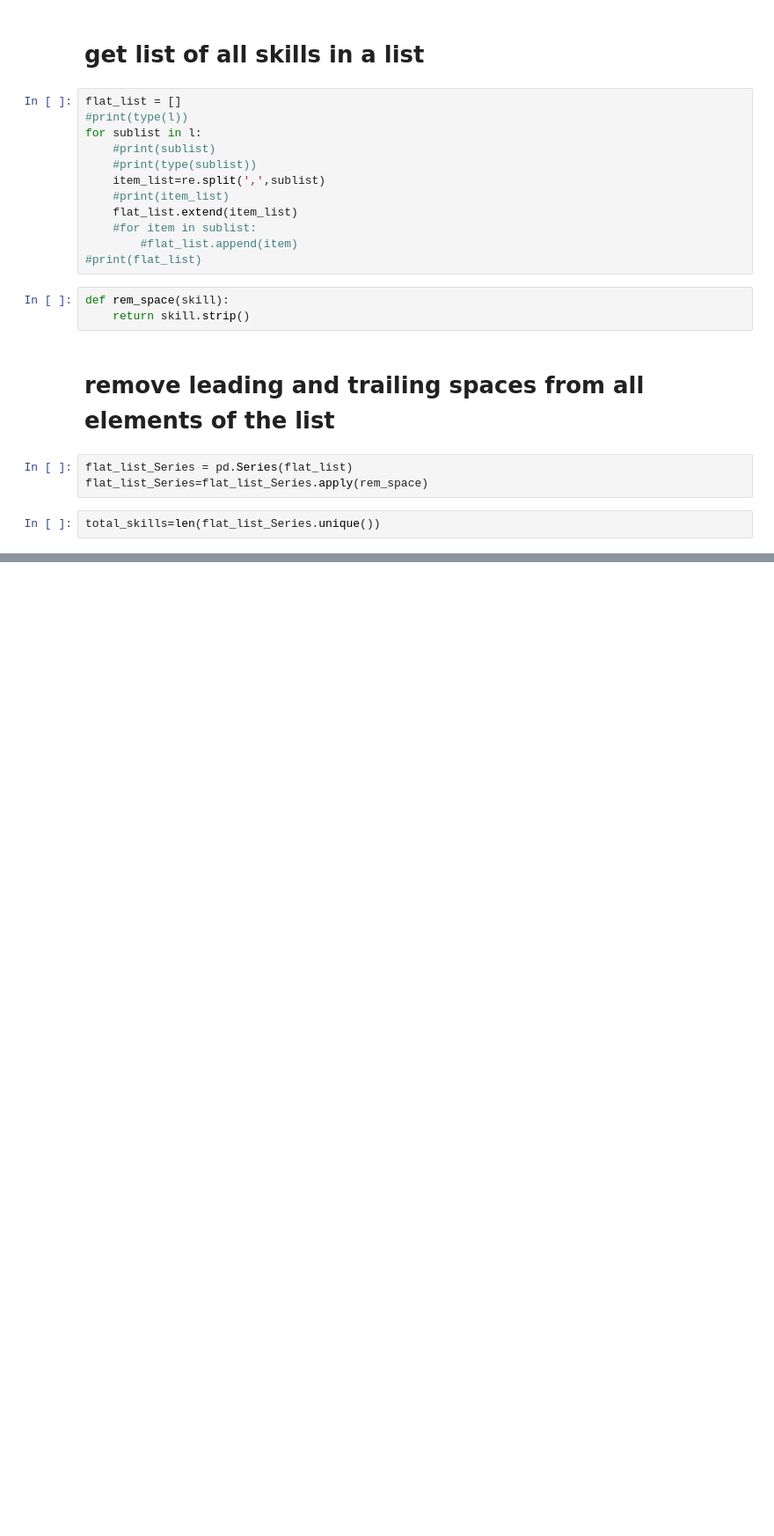
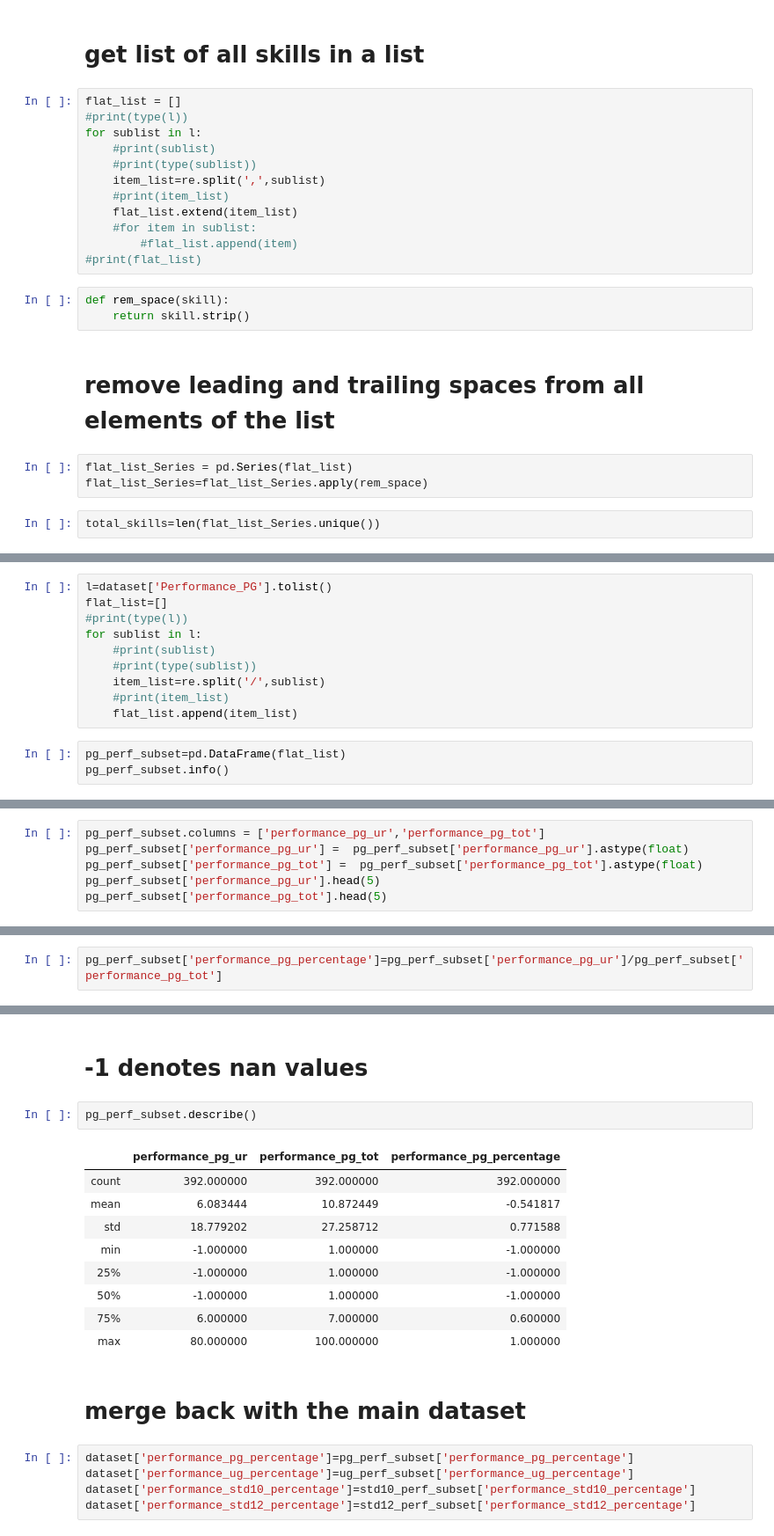
Before and after one commit to kjothisadhanand/foster-app, a Jupyter notebook: sample-data/Sadhanand/machine_learning_model_candidate_selection.ipynb, the cells around one changed output, grey strips where cells are left out. Shown at 88% size. Drawn from its saved outputs; the diff is of its cells as text; blank space fills up the shorter version.

```diff
--- a/sample-data/Sadhanand/machine_learning_model_candidate_selection.ipynb
+++ b/sample-data/Sadhanand/machine_learning_model_candidate_selection.ipynb
@@ -778,0 +929,13 @@ count_skills_possesed=
+# %%
+l=dataset['Performance_PG'].tolist()
+flat_list=[]
+#print(type(l))
+for sublist in l:
+    #print(sublist)
+    #print(type(sublist))
+    item_list=re.split('/',sublist)
+    #print(item_list)
+    flat_list.append(item_list)
+# %%
+pg_perf_subset=pd.DataFrame(flat_list)
+pg_perf_subset.info()
@@ -778,0 +952,6 @@ count_skills_possesed=
+# %%
+pg_perf_subset.columns = ['performance_pg_ur','performance_pg_tot']
+pg_perf_subset['performance_pg_ur'] =  pg_perf_subset['performance_pg_ur'].astype(float)
+pg_perf_subset['performance_pg_tot'] =  pg_perf_subset['performance_pg_tot'].astype(float)
+pg_perf_subset['performance_pg_ur'].head(5)
+pg_perf_subset['performance_pg_tot'].head(5)
@@ -778,0 +965,2 @@ count_skills_possesed=
+# %%
+pg_perf_subset['performance_pg_percentage']=pg_perf_subset['performance_pg_ur']/pg_perf_subset['performance_pg_tot']
@@ -778,0 +1054,21 @@ count_skills_possesed=
+# %% [markdown]
+#  -1 denotes nan values
+# %%
+pg_perf_subset.describe()
+# %% [output]
+|  | performance_pg_ur | performance_pg_tot | performance_pg_percentage |
+| count | 392.000000 | 392.000000 | 392.000000 |
+| mean | 6.083444 | 10.872449 | -0.541817 |
+| std | 18.779202 | 27.258712 | 0.771588 |
+| min | -1.000000 | 1.000000 | -1.000000 |
+| 25% | -1.000000 | 1.000000 | -1.000000 |
+| 50% | -1.000000 | 1.000000 | -1.000000 |
+| 75% | 6.000000 | 7.000000 | 0.600000 |
+| max | 80.000000 | 100.000000 | 1.000000 |
+# %% [markdown]
+# merge back with the main dataset
+# %%
+dataset['performance_pg_percentage']=pg_perf_subset['performance_pg_percentage']
+dataset['performance_ug_percentage']=ug_perf_subset['performance_ug_percentage']
+dataset['performance_std10_percentage']=std10_perf_subset['performance_std10_percentage']
+dataset['performance_std12_percentage']=std12_perf_subset['performance_std12_percentage']
```
Also changed, not shown: parts of 53 cells of this notebook.
